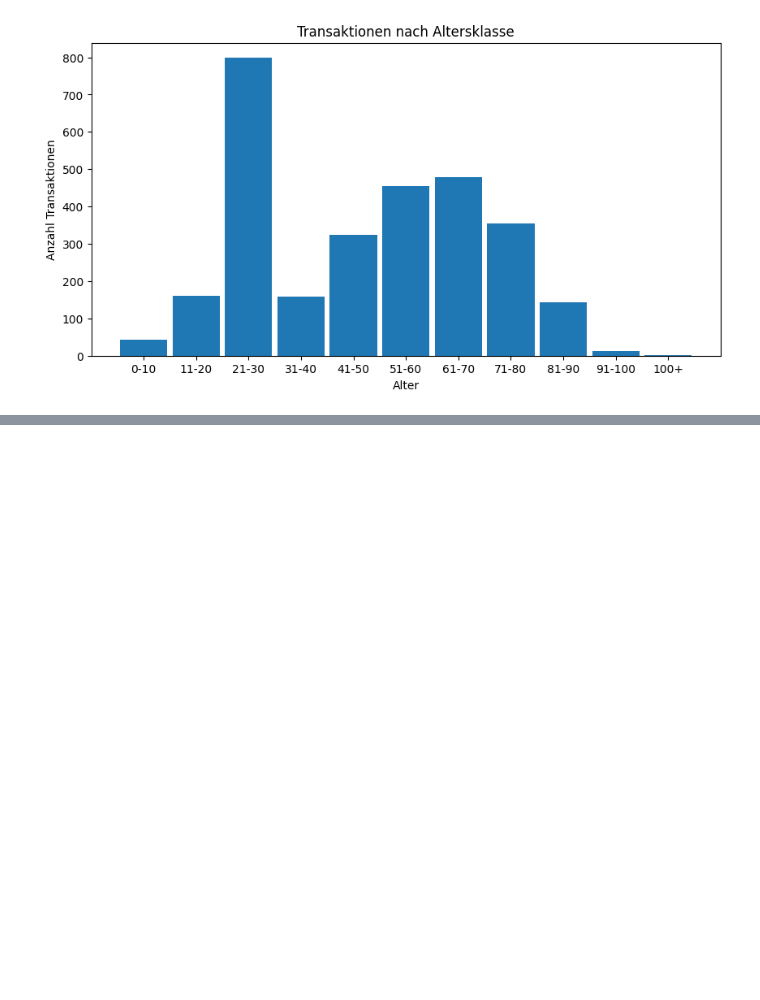
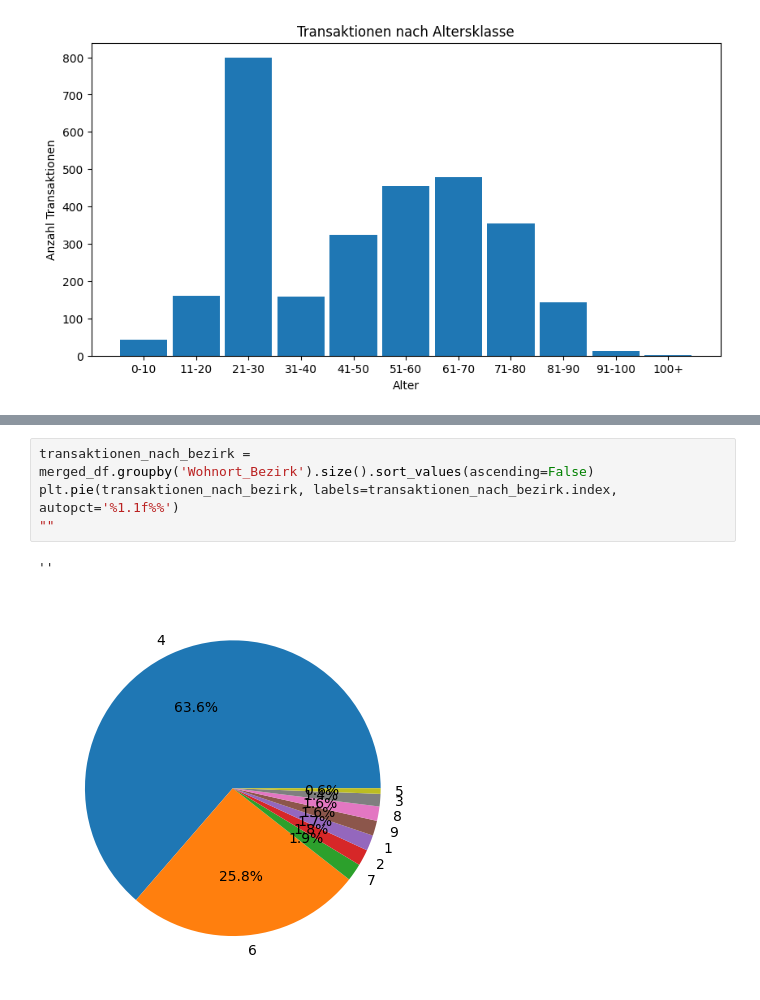
Before and after one commit to xTerradon/DHBW_DataScience, a Jupyter notebook: main.ipynb, the cells around one changed output, grey strips where cells are left out. Drawn from its saved outputs; the diff is of its cells as text; blank space fills up the shorter version.

```diff
--- a/main.ipynb
+++ b/main.ipynb
@@ -186,0 +181,7 @@ plt.pie(transactions_by_profession, labels=transactions_by_profession.index, aut
+# %%
+transaktionen_nach_bezirk = merged_df.groupby('Wohnort_Bezirk').size().sort_values(ascending=False)
+plt.pie(transaktionen_nach_bezirk, labels=transaktionen_nach_bezirk.index, autopct='%1.1f%%')
+""
+# %% [output]
+''
+[figure, added]
```
Also changed, not shown: parts of 9 cells of this notebook.
